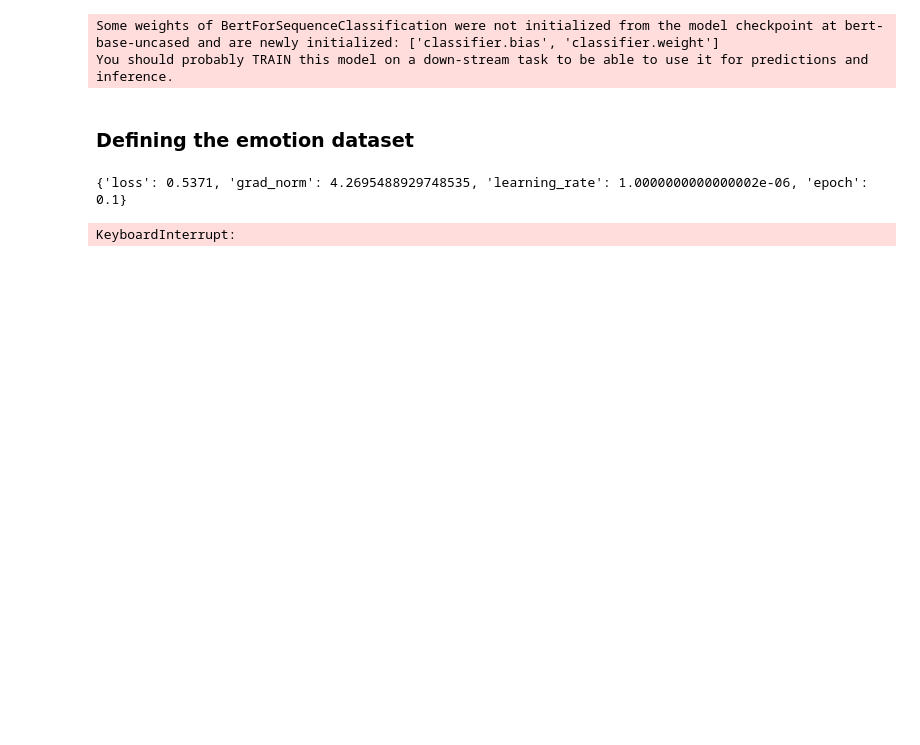
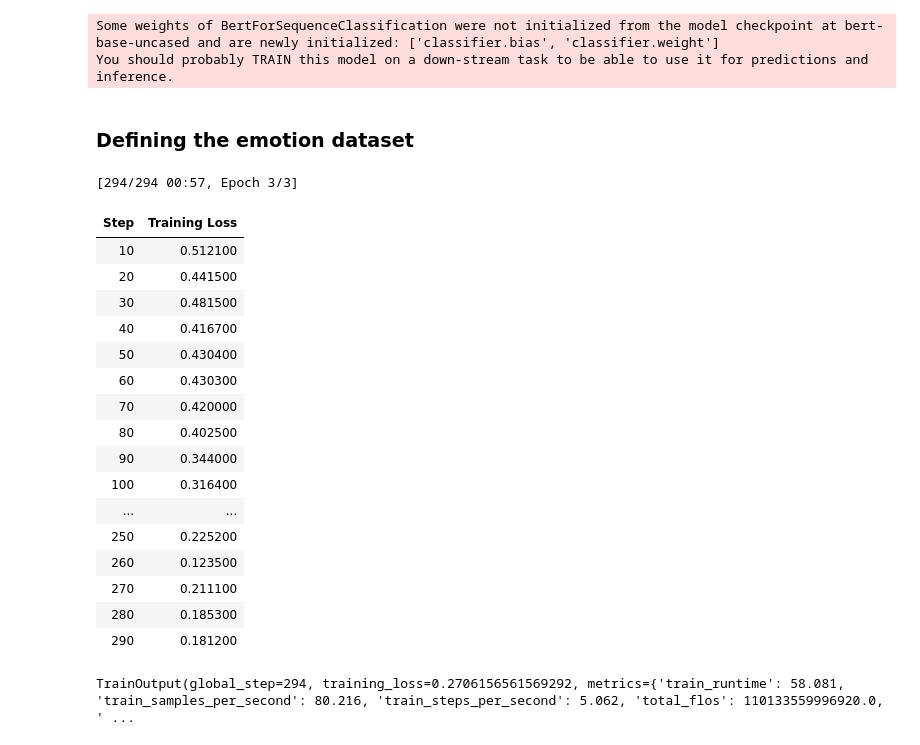
Before and after one commit to rgap/NMA-GoEmotions-Project, a Jupyter notebook: notebooks/7_model_building_bertClassifier_binary_trainerloss.ipynb, the cells around one changed output. Cells and saved outputs as stored; diff of their text form; code cells hidden in the pictures; blank space fills up the shorter version.

```diff
--- a/notebooks/7_model_building_bertClassifier_binary_trainerloss.ipynb
+++ b/notebooks/7_model_building_bertClassifier_binary_trainerloss.ipynb
@@ -117,12 +123,13 @@ You should probably TRAIN this model on a down-stream task to be able to use it
 # %% [markdown]
 ### Defining the emotion dataset
 # %%
+from torch.utils.data import Dataset
 from sklearn.model_selection import train_test_split
 from transformers import Trainer, TrainingArguments
 
 
 # Create a Dataset class
-class EmotionDataset(torch.utils.data.Dataset):
+class EmotionDataset(Dataset):
     def __init__(self, input_ids, attention_masks, labels):
         self.input_ids = input_ids
         self.attention_masks = attention_masks
@@ -135,37 +142,53 @@ class EmotionDataset(torch.utils.data.Dataset):
         return {
             'input_ids': self.input_ids[idx],
             'attention_mask': self.attention_masks[idx],
             'labels': self.labels[idx]
         }
 
 # Prepare datasets
 train_dataset = EmotionDataset(X_train, attention_masks_train, y_train)
 
 # Define training arguments
 training_args = TrainingArguments(
     output_dir='./results',
     num_train_epochs=3,
     per_device_train_batch_size=16,
     warmup_steps=500,
     weight_decay=0.01,
     logging_dir='./logs',
     logging_steps=10,
-    no_cuda=True if device != 'cuda' else False,
-    use_cpu=False
+    no_cuda=True if device.type != 'cuda' else False,
 )
 
 # Initialize Trainer
 trainer = Trainer(
     model=model,
     args=training_args,
     train_dataset=train_dataset,
 )
 
 # Train the model
 trainer.train()
 # %% [output]
-{'loss': 0.5371, 'grad_norm': 4.2695488929748535, 'learning_rate': 1.0000000000000002e-06, 'epoch': 0.1}
+[294/294 00:57, Epoch 3/3]
+| Step | Training Loss |
+| 10 | 0.512100 |
+| 20 | 0.441500 |
+| 30 | 0.481500 |
+| 40 | 0.416700 |
+| 50 | 0.430400 |
+| 60 | 0.430300 |
+| 70 | 0.420000 |
+| 80 | 0.402500 |
+| 90 | 0.344000 |
+| 100 | 0.316400 |
+| ... | ... |
+| 250 | 0.225200 |
+| 260 | 0.123500 |
+| 270 | 0.211100 |
+| 280 | 0.185300 |
+| 290 | 0.181200 |
-KeyboardInterrupt:
+TrainOutput(global_step=294, training_loss=0.2706156561569292, metrics={'train_runtime': 58.081, 'train_samples_per_second': 80.216, 'train_steps_per_second': 5.062, 'total_flos': 110133559996920.0, ' ...
 # %%
 import matplotlib.pyplot as plt
 
```
Also changed, not shown: parts of 3 cells of this notebook, 2 other files.
